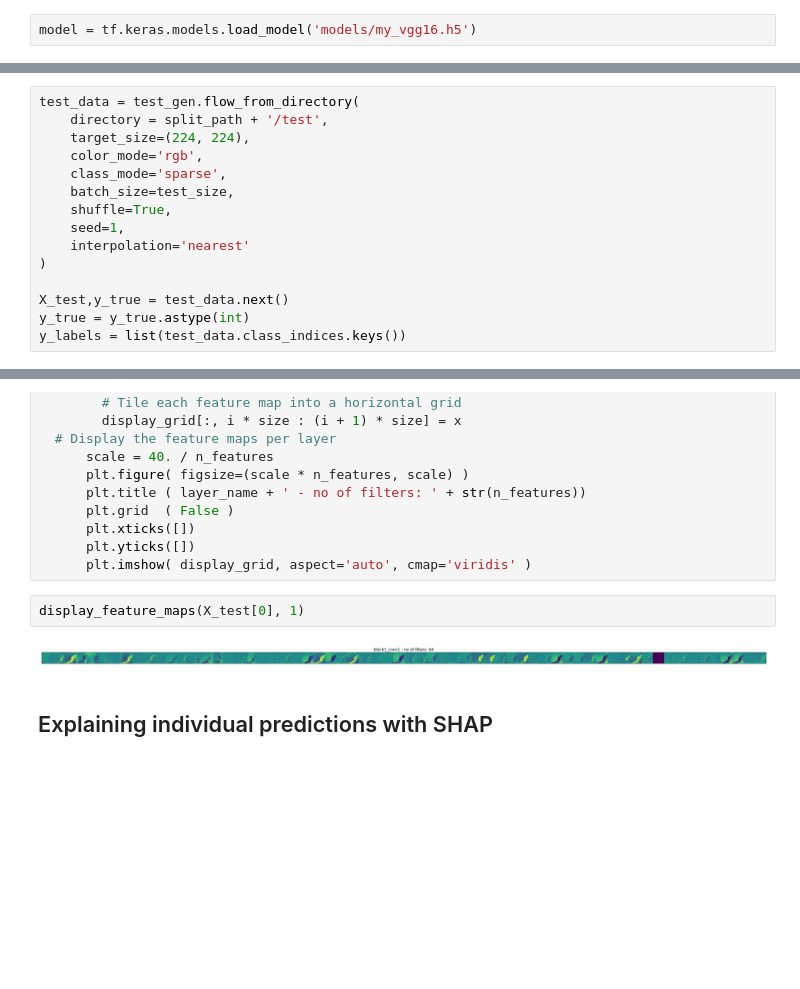
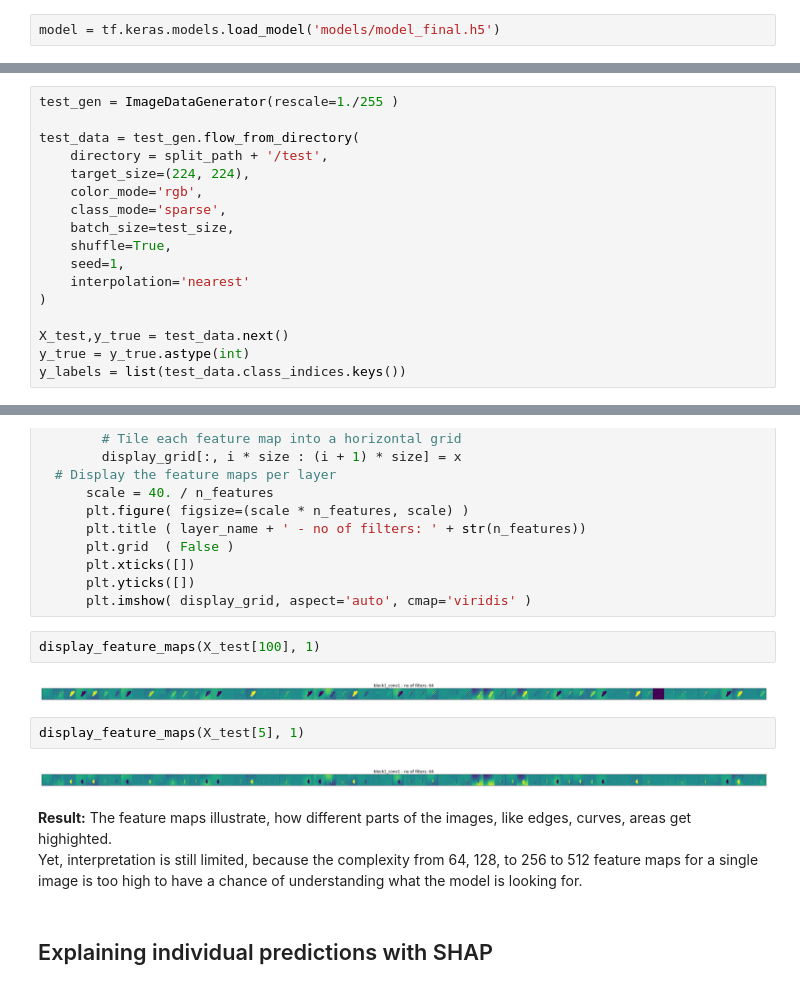
Before and after one commit to nielsschluesener/rock_paper_scissors, a Jupyter notebook: evaluation.ipynb, the cells around one changed output, grey strips where cells are left out. Drawn from its saved outputs; the diff is of its cells as text; blank space fills up the shorter version.

```diff
--- a/evaluation.ipynb
+++ b/evaluation.ipynb
@@ -51,2 +43,2 @@ split_path = 'data/split'
 # %%
-model = tf.keras.models.load_model('models/my_vgg16.h5')
+model = tf.keras.models.load_model('models/model_final.h5')
@@ -64,6 +54,8 @@ test_size = 0
 for c in classes:
     test_size += len(os.listdir(split_path + '/test/' + c)) - 1
 # %%
+test_gen = ImageDataGenerator(rescale=1./255 )
+
 test_data = test_gen.flow_from_directory(
     directory = split_path + '/test',
     target_size=(224, 224),
@@ -318,9 +355,16 @@ def display_feature_maps(img, max_num_layers):
       plt.yticks([])
       plt.imshow( display_grid, aspect='auto', cmap='viridis' )
 # %%
-display_feature_maps(X_test[0], 1)
+display_feature_maps(X_test[100], 1)
 # %% [output]
-[figure, old version]
+[figure, new version]
+# %%
+display_feature_maps(X_test[5], 1)
+# %% [output]
+[figure, added]
+# %% [markdown]
+**Result:** The feature maps illustrate, how different parts of the images, like edges, curves, areas get highighted. <br>
+Yet, interpretation is still limited, because the complexity from 64, 128, to 256 to 512 feature maps for a single image is too high to have a chance of understanding what the model is looking for.
 # %% [markdown]
 ## Explaining individual predictions with SHAP
 # %%
```
Also changed, not shown: parts of 64 cells of this notebook, 10 other files.
